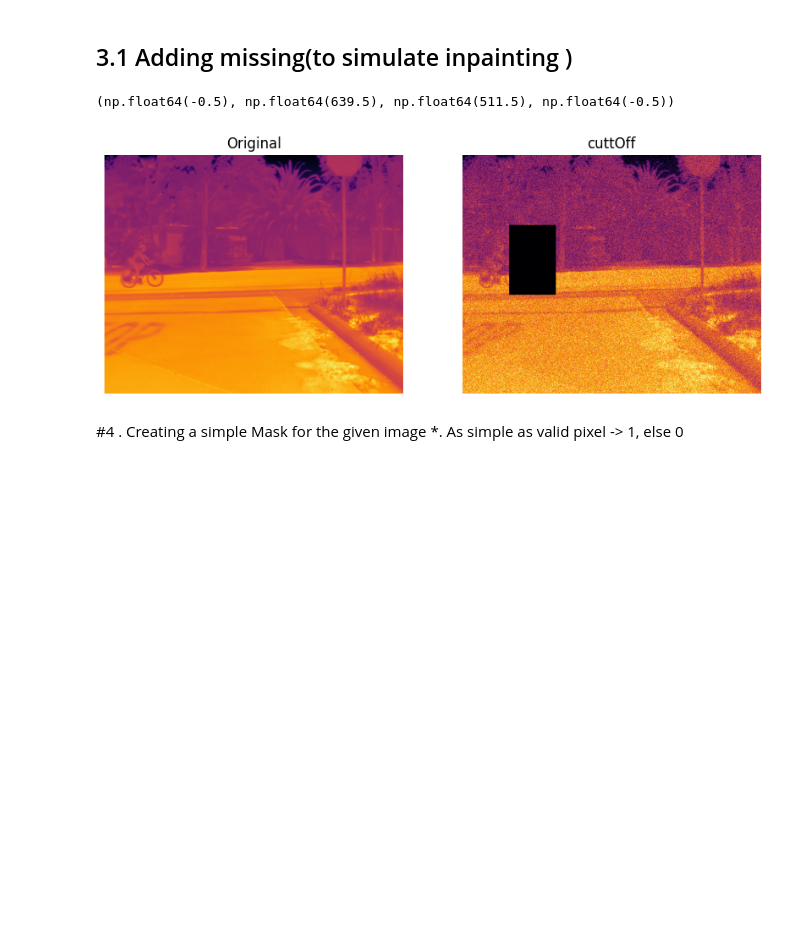
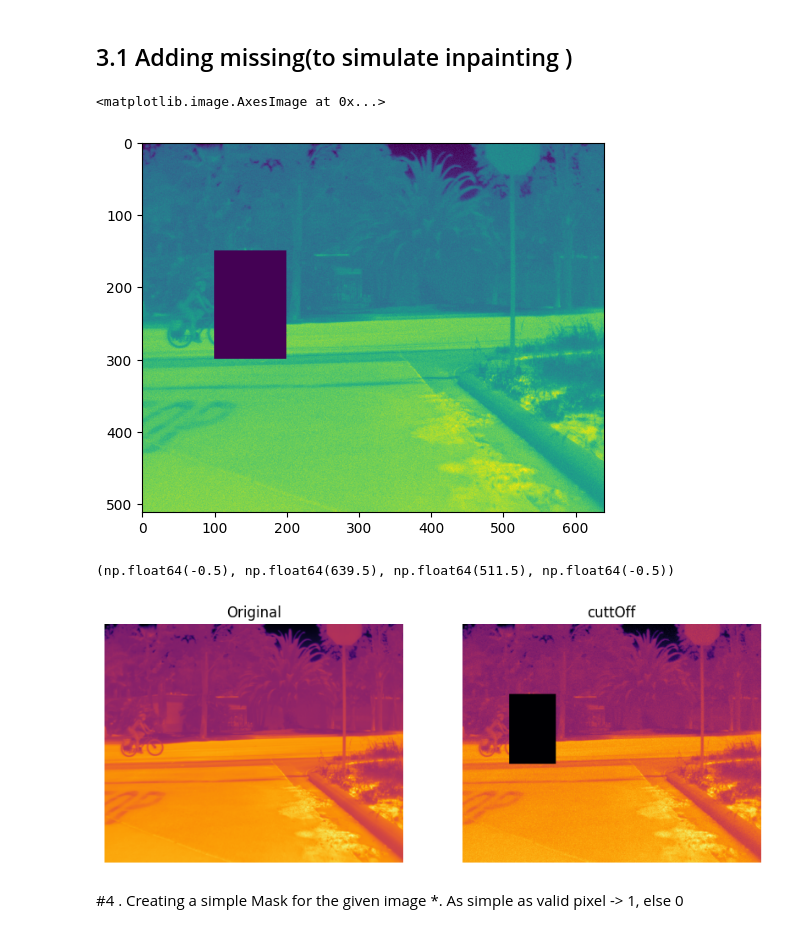
Before and after one commit to tether007/DIP, a Jupyter notebook: MPP_Preprocessing.ipynb, the cells around one changed output. Drawn from its saved outputs; the diff is of its cells as text; code cells hidden in the pictures; blank space fills up the shorter version.

```diff
--- a/MPP_Preprocessing.ipynb
+++ b/MPP_Preprocessing.ipynb
@@ -167,3 +161,8 @@ corrupted[150:300, 100:200] = 0
+# %%
+plt.imshow(corrupted2)
+# %% [output]
+<matplotlib.image.AxesImage at 0x...>
+[figure, added]
 # %%
 fig, axes = plt.subplots(1, 2, figsize=(10, 8))
 
@@ -173,12 +172,12 @@ axes[0].set_title("Original")
 axes[0].axis('off')
 
 # missing region Image
-axes[1].imshow(corrupted, cmap='inferno')
+axes[1].imshow(corrupted2, cmap='inferno')
 axes[1].set_title("cuttOff")
 axes[1].axis('off')
 # %% [output]
 (np.float64(-0.5), np.float64(639.5), np.float64(511.5), np.float64(-0.5))
-[figure, old version]
+[figure, new version]
 # %% [markdown]
 #4 . Creating a simple Mask for the given image
 *. As simple as valid pixel -> 1, else 0
```
Also changed, not shown: parts of 31 cells of this notebook.
